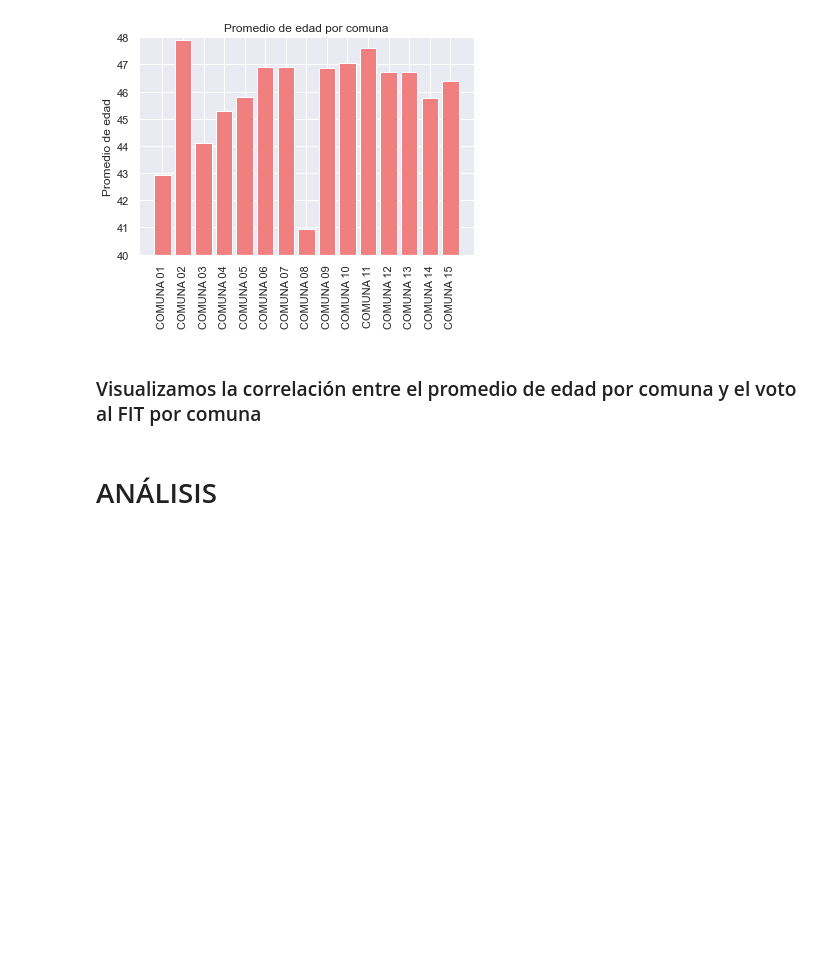
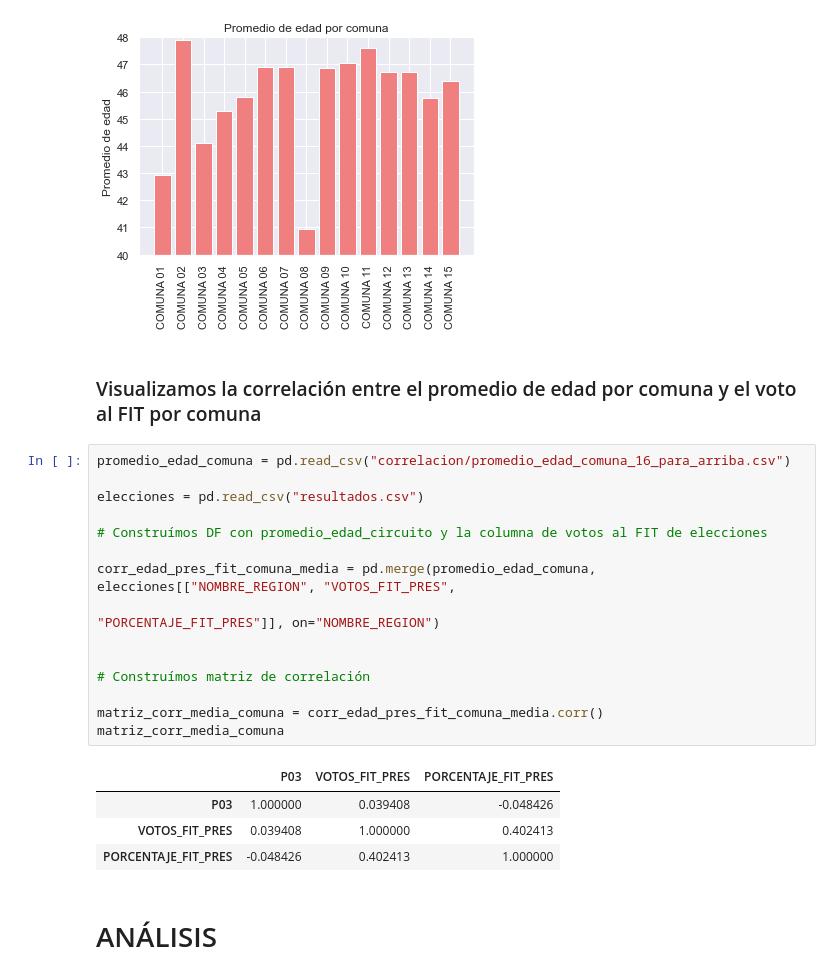
Before and after one commit to LenaSofia/MET4OP, a Jupyter notebook: examenes/TP2/segunda_parte/Entrega/consigna_3.ipynb, the cells around one changed output. Drawn from its saved outputs; the diff is of its cells as text; blank space fills up the shorter version.

Commit message:
Agrego correlación

```diff
--- a/examenes/TP2/segunda_parte/Entrega/consigna_3.ipynb
+++ b/examenes/TP2/segunda_parte/Entrega/consigna_3.ipynb
@@ -288,6 +288,26 @@ plt.show()
 [figure]
 # %% [markdown]
 ### Visualizamos la correlación entre el promedio de edad por comuna y el voto al FIT por comuna
+# %%
+promedio_edad_comuna = pd.read_csv("correlacion/promedio_edad_comuna_16_para_arriba.csv")
+
+elecciones = pd.read_csv("resultados.csv")
+
+# Construímos DF con promedio_edad_circuito y la columna de votos al FIT de elecciones
+
+corr_edad_pres_fit_comuna_media = pd.merge(promedio_edad_comuna, elecciones[["NOMBRE_REGION", "VOTOS_FIT_PRES",
+                                                                           "PORCENTAJE_FIT_PRES"]], on="NOMBRE_REGION")
+
+
+# Construímos matriz de correlación
+
+matriz_corr_media_comuna = corr_edad_pres_fit_comuna_media.corr()
+matriz_corr_media_comuna
+# %% [output]
+|  | P03 | VOTOS_FIT_PRES | PORCENTAJE_FIT_PRES |
+| P03 | 1.000000 | 0.039408 | -0.048426 |
+| VOTOS_FIT_PRES | 0.039408 | 1.000000 | 0.402413 |
+| PORCENTAJE_FIT_PRES | -0.048426 | 0.402413 | 1.000000 |
 # %% [markdown]
 # ANÁLISIS
 # %% [markdown]
```
Also changed, not shown: parts of 5 cells of this notebook.
